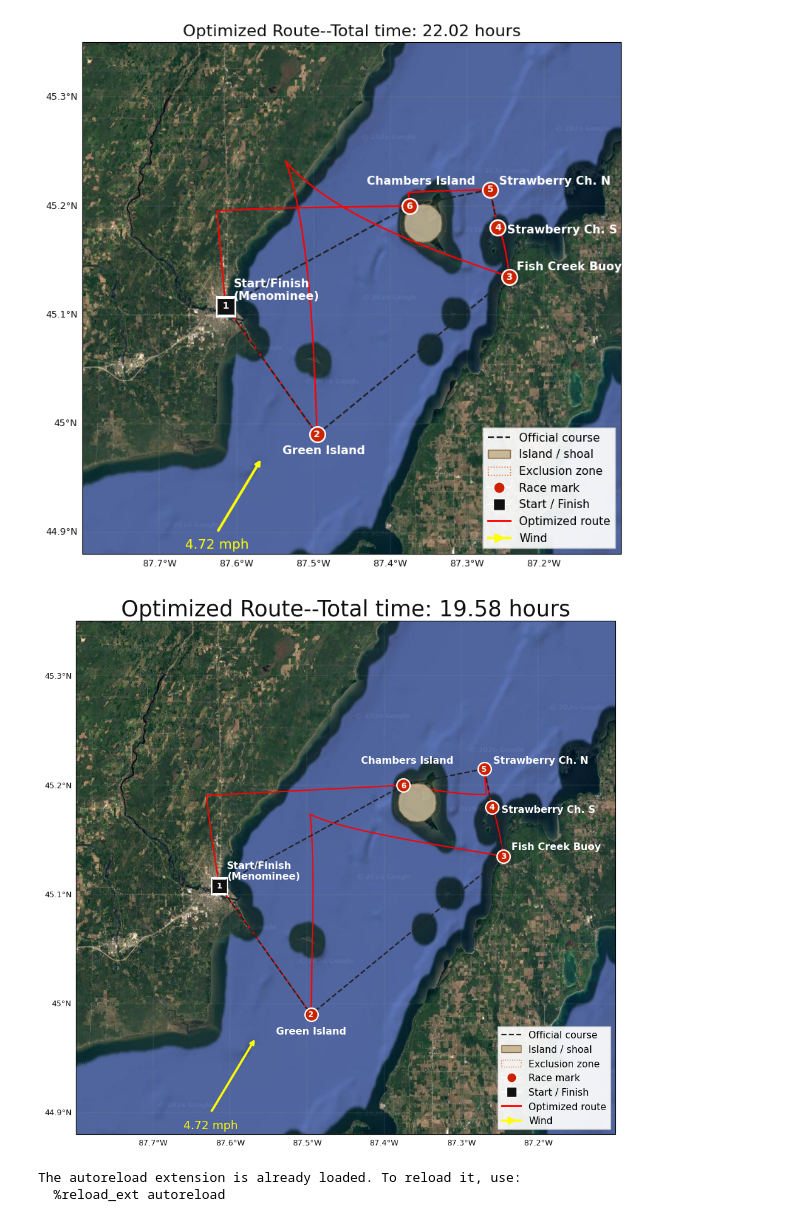
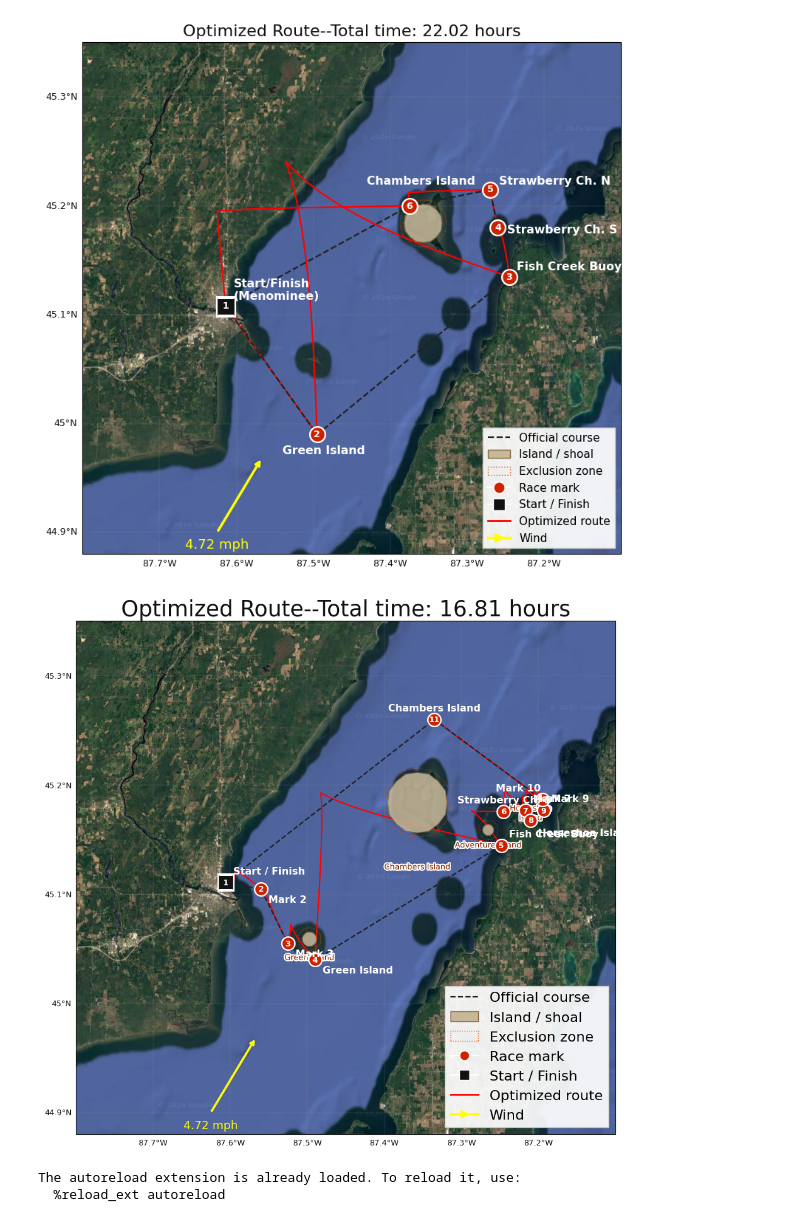
Before and after one commit to EthanPrimes/vol4-second-project, a Jupyter notebook: src/visualizations/plotter_jackson.ipynb, the cells around one changed output. Cells and saved outputs as stored; diff of their text form; code cells hidden in the pictures.

```diff
--- a/src/visualizations/plotter_jackson.ipynb
+++ b/src/visualizations/plotter_jackson.ipynb
@@ -72,14 +72,14 @@ plt.savefig()
 [figure]
 # %%
 import h5py
-from src.visualizations.mapper import get_satellite_map, add_legend
+from mapper import get_satellite_map, add_legend
 import matplotlib.pyplot as plt
 import cartopy.crs as ccrs
 
 legs = {}
 
-for leg in range(1, 7):
-    with h5py.File(f'2_leg_{leg}.h5', 'r') as f:
+for leg in range(1, 12):
+    with h5py.File(f'../data/vel_leg_{leg}.h5', 'r') as f:
 
         # # Read a dataset
         x = f['x'][:]  # [:] converts to numpy array
@@ -109,34 +109,34 @@ for i in range(1, 11):
     ax.plot(x, y, transform=PLATE, color='r')
     total_time += legs[i]['T']
 
 # Wind arrow — components in geographic degrees/hour, normalized for display
 WX = 2.43 / (69.0 * np.cos(np.deg2rad(45.1025)))  # lon deg/hr
 WY = 4.05 / 69.0                                    # lat deg/hr
 scale = 0.09 / np.sqrt(WX**2 + WY**2)              # fixed arrow length ~0.12 deg
 arrow_lon, arrow_lat = -87.625, 44.9               # top-left corner of map
 ax.annotate('',
             xy=(arrow_lon + WX * scale, arrow_lat + WY * scale),
             xytext=(arrow_lon, arrow_lat),
             xycoords=PLATE._as_mpl_transform(ax),
             textcoords=PLATE._as_mpl_transform(ax),
             arrowprops=dict(arrowstyle='->', color='yellow', lw=2.5),
             zorder=20)
 ax.text(arrow_lon, arrow_lat - 0.015, '4.72 mph', fontsize=13, color='yellow',
         ha='center', transform=PLATE, zorder=20)
 
 ax.set_title(f"Optimized Route--Total time: {(total_time / 2):.2f} hours", fontsize=25)
 
 extra = [
     Line2D([0],[0], color='r', lw=2, label='Optimized route'),
     Line2D([0],[0], color='yellow', lw=2.5, marker='>', markersize=8,
            label=f'Wind'),
 ]
 add_legend(ax, extra_handles=extra)
 
 plt.tight_layout()
 plt.savefig('optimized_route2.png')
 # %% [output]
-[figure, old version]
+[figure, new version]
 # %%
 %load_ext autoreload
 %autoreload 2
```
Also changed, not shown: 1 other file.
